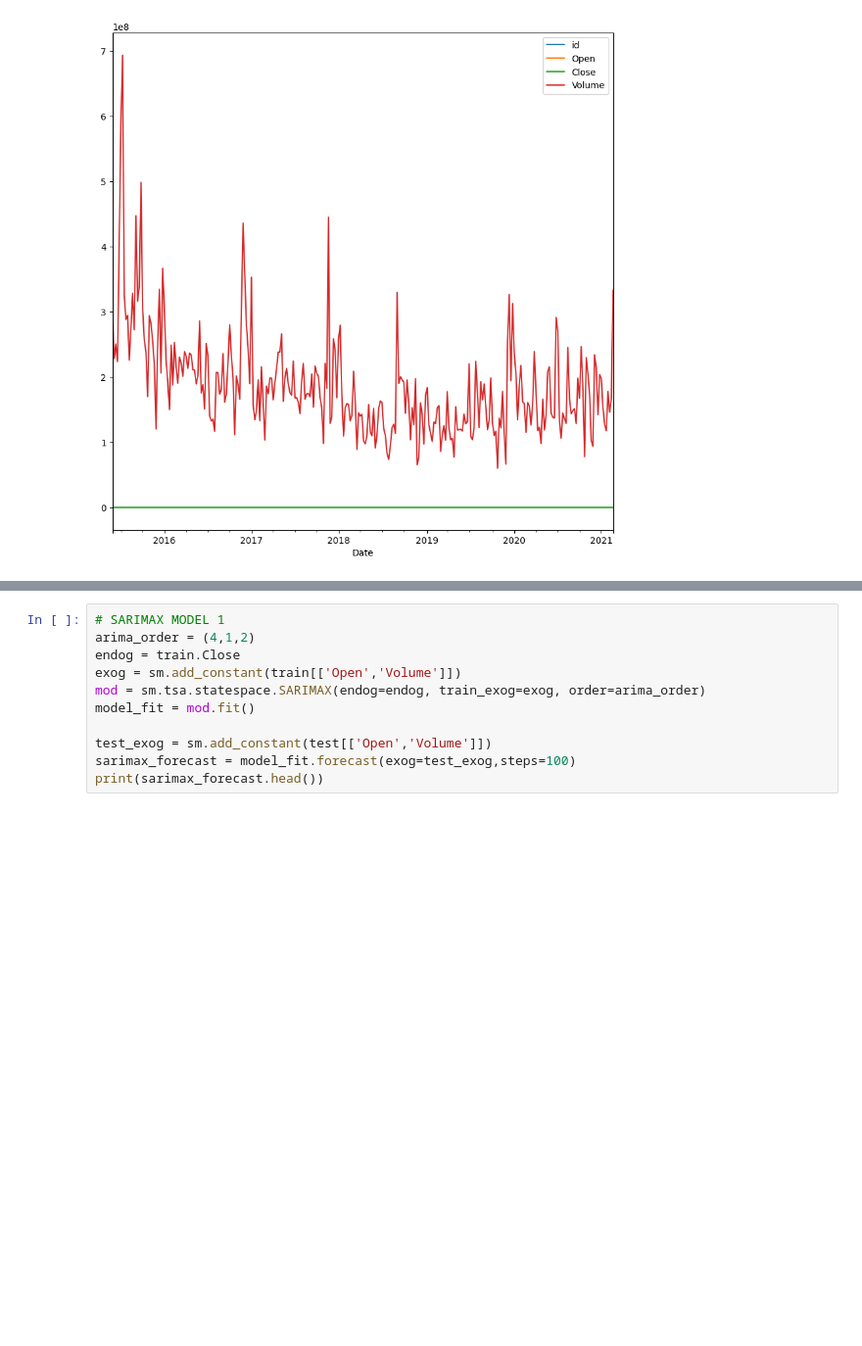
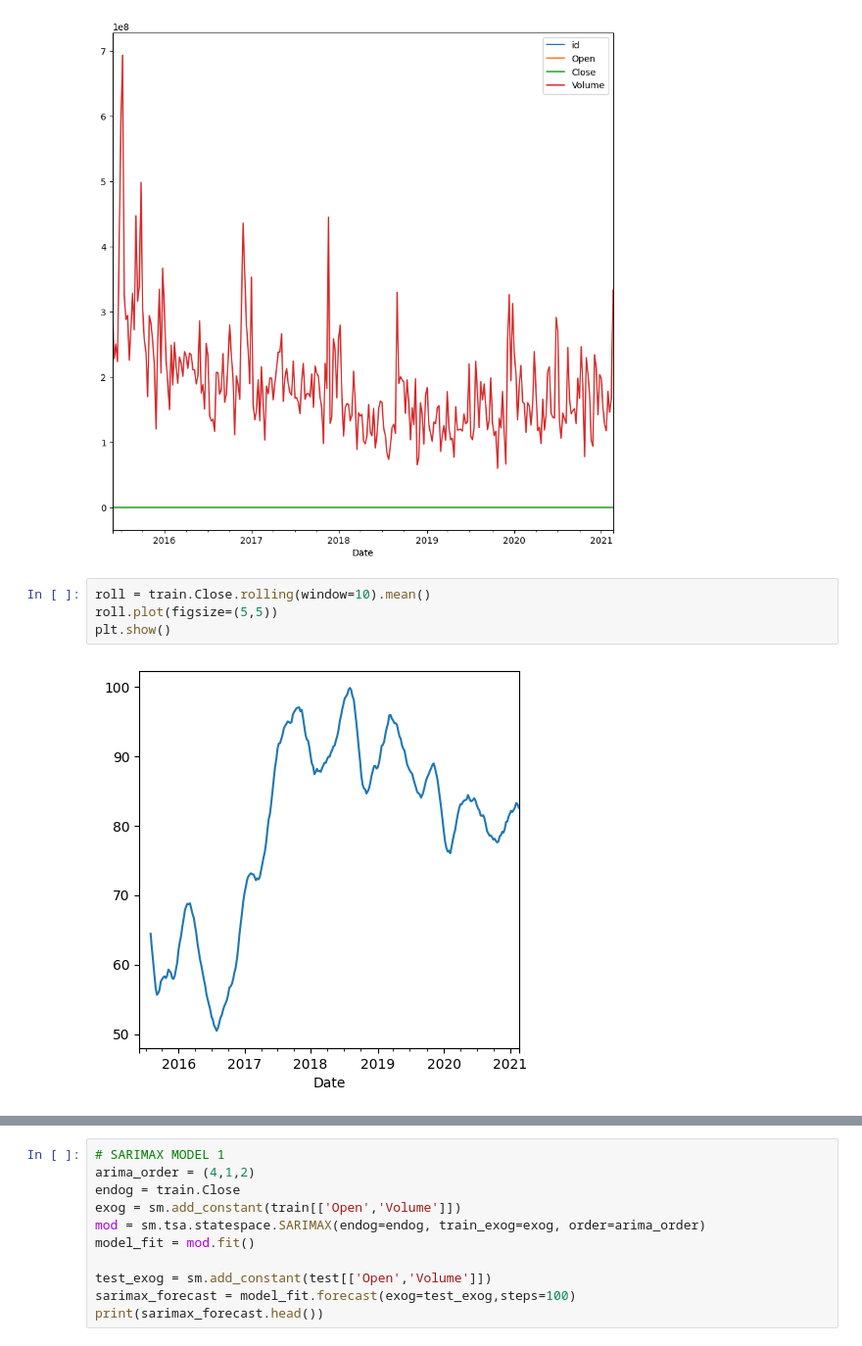
Before and after one commit to anaghasid/DA_Hackathon_Stock_Price_Strategy, a Jupyter notebook: CleanRegressors.ipynb, the cells around one changed output, grey strips where cells are left out. Shown at 98% size. Drawn from its saved outputs; the diff is of its cells as text; blank space fills up the shorter version.

```diff
--- a/CleanRegressors.ipynb
+++ b/CleanRegressors.ipynb
@@ -27,3 +24,9 @@ train.plot(figsize=(10,10))
 plt.show()
 # %% [output]
 [figure]
+# %%
+roll = train.Close.rolling(window=10).mean()
+roll.plot(figsize=(5,5))
+plt.show()
+# %% [output]
+[figure, added]
```
Also changed, not shown: parts of 40 cells of this notebook, 5 other files.
